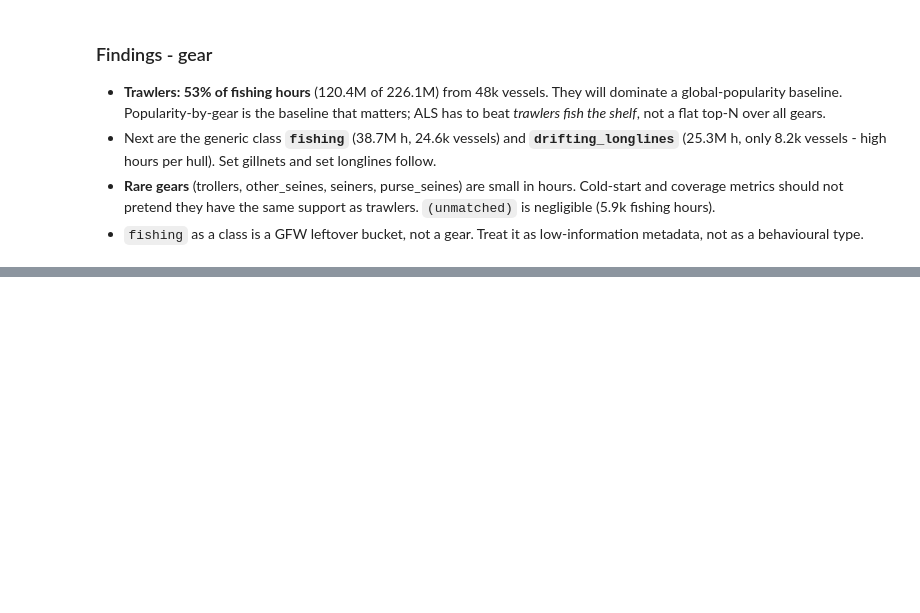
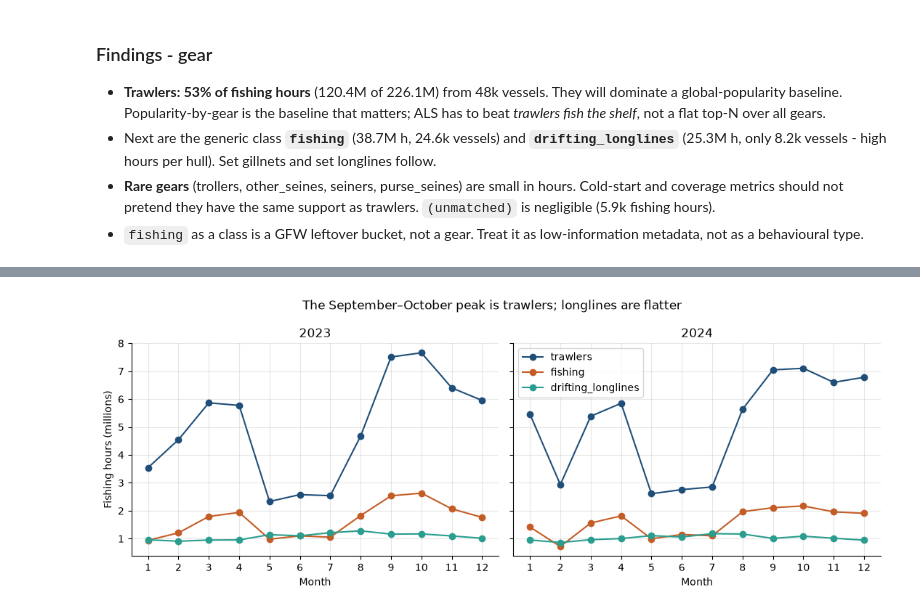
Before and after one commit to Vanamali-Sims/fishing-grounds-recsys, a Jupyter notebook: notebooks/01_eda.ipynb, the cells around one changed output, grey strips where cells are left out. Saved outputs shown, nothing was run; the diff lists cells and outputs as text; code cells hidden in the pictures; blank space fills up the shorter version.

```diff
--- a/notebooks/01_eda.ipynb
+++ b/notebooks/01_eda.ipynb
@@ -251,0 +280,41 @@ plt.show()
+# %%
+monthly_gear = con.execute(
+    """
+    WITH i AS (
+      SELECT mmsi, year, month, fishing_hours
+      FROM read_parquet(?, hive_partitioning = false)
+    )
+    SELECT i.year, i.month,
+           coalesce(v.vessel_class_gfw, '(unmatched)') AS gear,
+           sum(i.fishing_hours) AS fishing_hours
+    FROM i
+    LEFT JOIN read_parquet(?) v ON i.mmsi = v.mmsi AND i.year = v.year
+    WHERE coalesce(v.vessel_class_gfw, '(unmatched)') IN (
+      'trawlers', 'fishing', 'drifting_longlines'
+    )
+    GROUP BY 1, 2, 3
+    ORDER BY 1, 2, 3
+    """,
+    [INTERACTIONS, VESSELS],
+).df()
+
+fig, axes = plt.subplots(1, 2, figsize=(11, 4.2), sharey=True)
+for ax, year in zip(axes, (2023, 2024)):
+    sub = monthly_gear[monthly_gear["year"] == year]
+    for gear, colour in [
+        ("trawlers", "#1f4e79"),
+        ("fishing", "#c45c26"),
+        ("drifting_longlines", "#2a9d8f"),
+    ]:
+        g = sub[sub["gear"] == gear]
+        ax.plot(g["month"], g["fishing_hours"] / 1e6, marker="o", color=colour, label=gear)
+    ax.set_xticks(range(1, 13))
+    ax.set_title(str(year))
+    ax.set_xlabel("Month")
+axes[0].set_ylabel("Fishing hours (millions)")
+axes[1].legend(loc="upper left")
+fig.suptitle("The September–October peak is trawlers; longlines are flatter")
+plt.tight_layout()
+plt.show()
+# %% [output]
+[figure, added]
```
Also changed, not shown: parts of 11 cells of this notebook.
